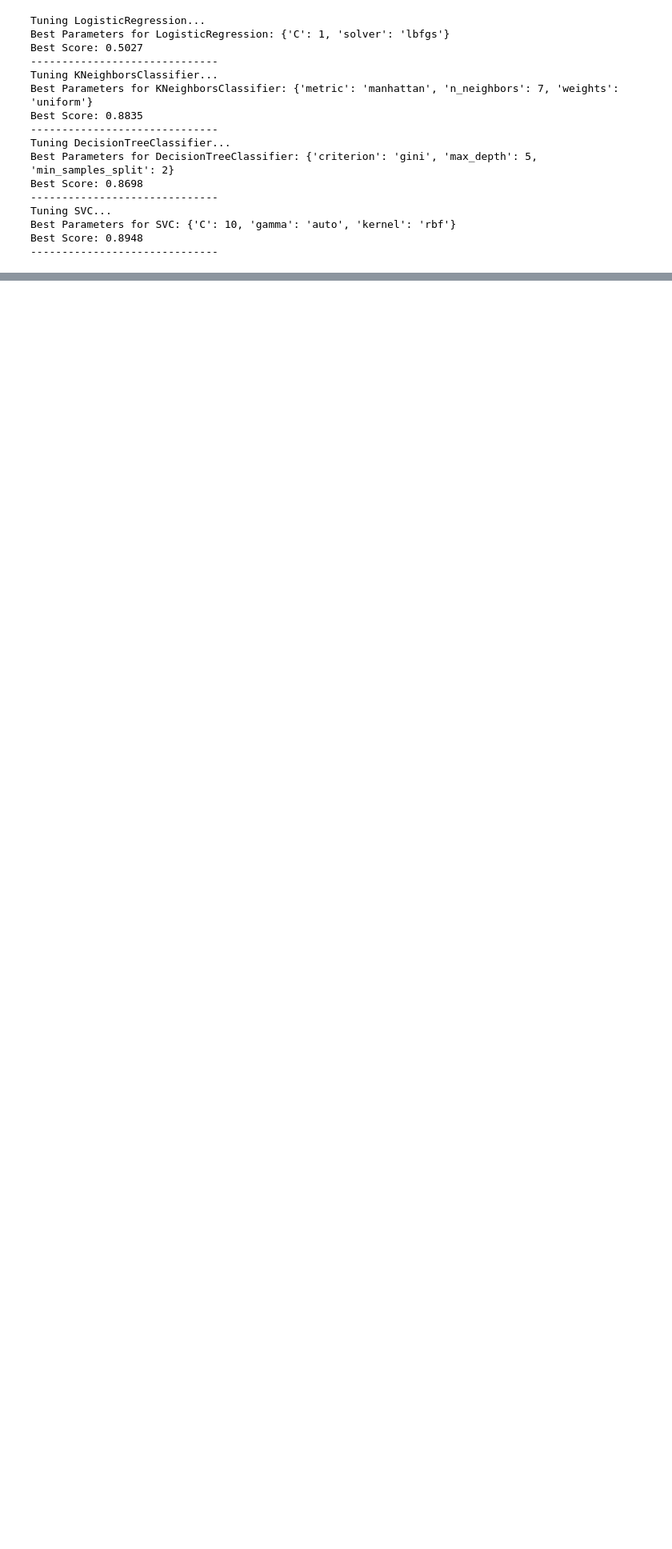
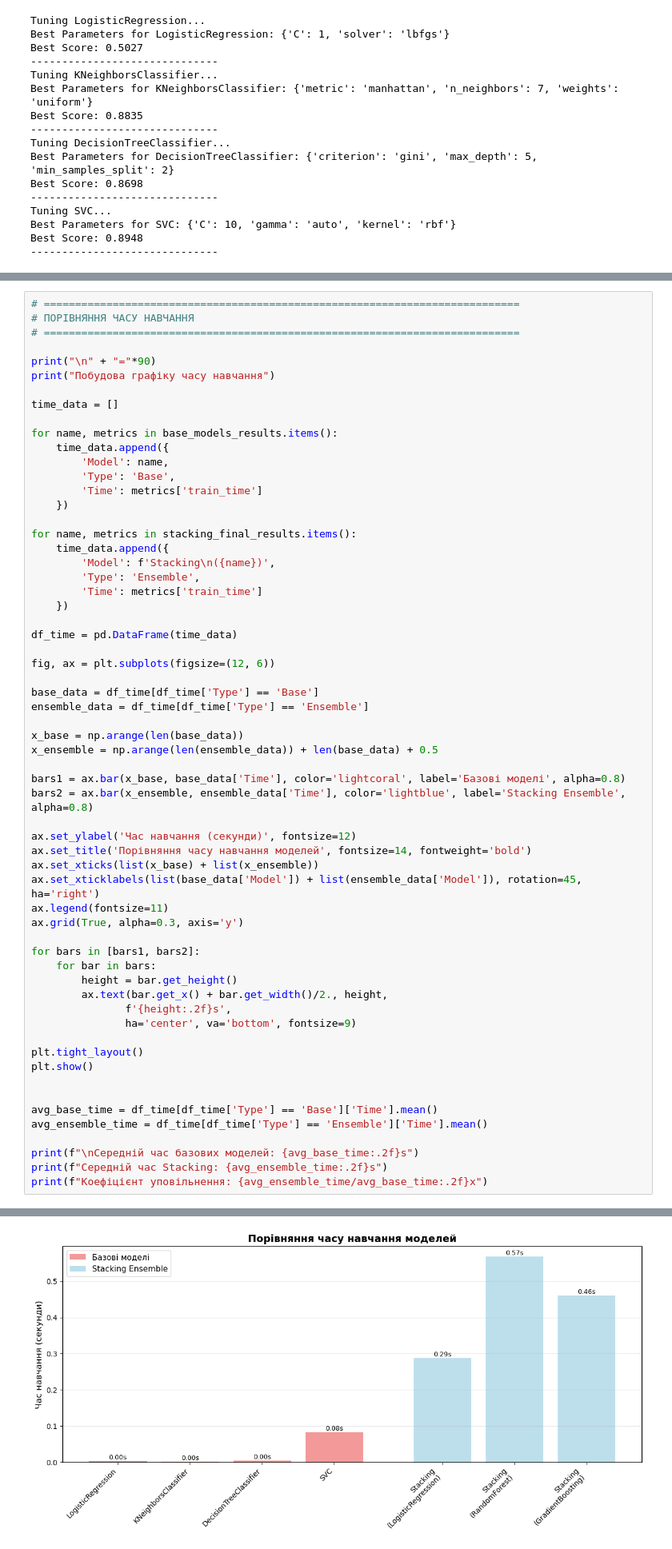
Before and after one commit to Max0Past/Data_Analysis, a Jupyter notebook: lab_5/make_circles.ipynb, the cells around one changed output, grey strips where cells are left out. Shown at 80% size. Saved outputs shown, nothing was run; the diff lists cells and outputs as text; blank space fills up the shorter version.

```diff
--- a/lab_5/make_circles.ipynb
+++ b/lab_5/make_circles.ipynb
@@ -213,0 +592,62 @@ Best Score: 0.8948
+# %%
+# ============================================================================
+# ПОРІВНЯННЯ ЧАСУ НАВЧАННЯ
+# ============================================================================
+
+print("\n" + "="*90)
+print("Побудова графіку часу навчання")
+
+time_data = []
+
+for name, metrics in base_models_results.items():
+    time_data.append({
+        'Model': name,
+        'Type': 'Base',
+        'Time': metrics['train_time']
+    })
+
+for name, metrics in stacking_final_results.items():
+    time_data.append({
+        'Model': f'Stacking\n({name})',
+        'Type': 'Ensemble',
+        'Time': metrics['train_time']
+    })
+
+df_time = pd.DataFrame(time_data)
+
+fig, ax = plt.subplots(figsize=(12, 6))
+
+base_data = df_time[df_time['Type'] == 'Base']
+ensemble_data = df_time[df_time['Type'] == 'Ensemble']
+
+x_base = np.arange(len(base_data))
+x_ensemble = np.arange(len(ensemble_data)) + len(base_data) + 0.5
+
+bars1 = ax.bar(x_base, base_data['Time'], color='lightcoral', label='Базові моделі', alpha=0.8)
+bars2 = ax.bar(x_ensemble, ensemble_data['Time'], color='lightblue', label='Stacking Ensemble', alpha=0.8)
+
+ax.set_ylabel('Час навчання (секунди)', fontsize=12)
+ax.set_title('Порівняння часу навчання моделей', fontsize=14, fontweight='bold')
+ax.set_xticks(list(x_base) + list(x_ensemble))
+ax.set_xticklabels(list(base_data['Model']) + list(ensemble_data['Model']), rotation=45, ha='right')
+ax.legend(fontsize=11)
+ax.grid(True, alpha=0.3, axis='y')
+
+for bars in [bars1, bars2]:
+    for bar in bars:
+        height = bar.get_height()
+        ax.text(bar.get_x() + bar.get_width()/2., height,
+               f'{height:.2f}s',
+               ha='center', va='bottom', fontsize=9)
+
+plt.tight_layout()
+plt.show()
+
+
+avg_base_time = df_time[df_time['Type'] == 'Base']['Time'].mean()
+avg_ensemble_time = df_time[df_time['Type'] == 'Ensemble']['Time'].mean()
+
+print(f"\nСередній час базових моделей: {avg_base_time:.2f}s")
+print(f"Середній час Stacking: {avg_ensemble_time:.2f}s")
+print(f"Коефіцієнт уповільнення: {avg_ensemble_time/avg_base_time:.2f}x")
+# %% [output]
@@ -213,0 +656 @@ Best Score: 0.8948
+[figure, added]
```
Also changed, not shown: parts of 7 cells of this notebook.
